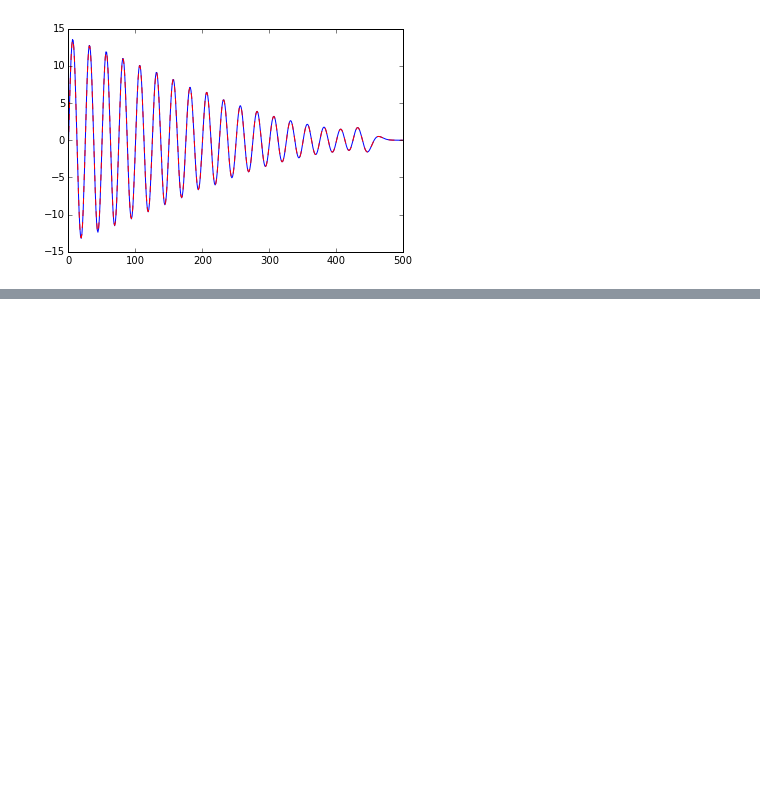
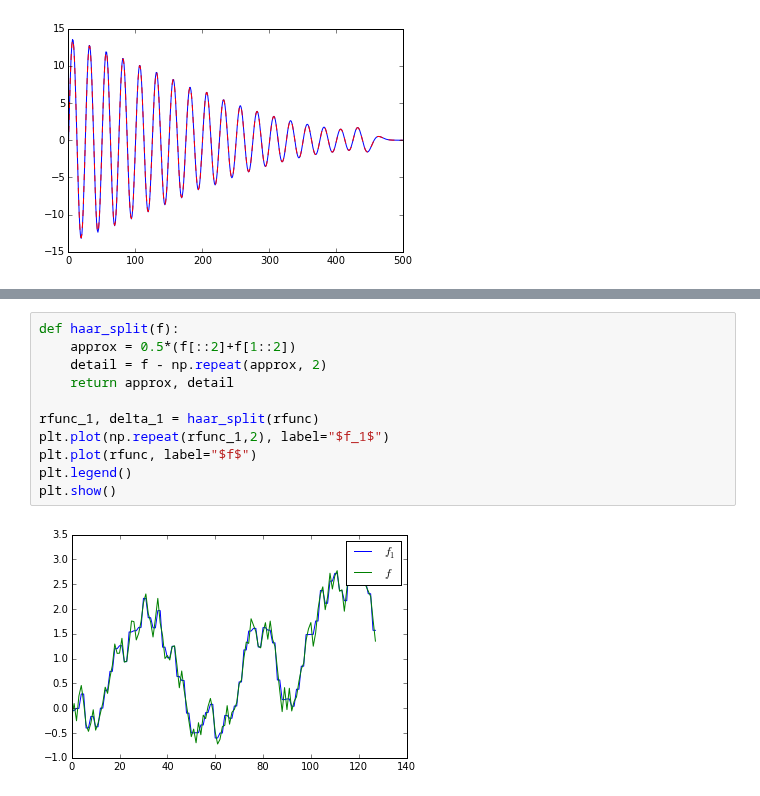
Before and after one commit to CSchoel/learn-wavelets, a Jupyter notebook: wavelet-introduction.ipynb, the cells around one changed output, grey strips where cells are left out. Cells and saved outputs as stored; diff of their text form; blank space fills up the shorter version.

```diff
--- a/wavelet-introduction.ipynb
+++ b/wavelet-introduction.ipynb
@@ -457,0 +505,13 @@ The DWT using this "orthonormal bases" approach probably successively splits the
+# %%
+def haar_split(f):
+    approx = 0.5*(f[::2]+f[1::2])
+    detail = f - np.repeat(approx, 2)
+    return approx, detail
+
+rfunc_1, delta_1 = haar_split(rfunc)
+plt.plot(np.repeat(rfunc_1,2), label="$f_1$")
+plt.plot(rfunc, label="$f$")
+plt.legend()
+plt.show()
+# %% [output]
+[figure, added]
```
Also changed, not shown: parts of 15 cells of this notebook.
